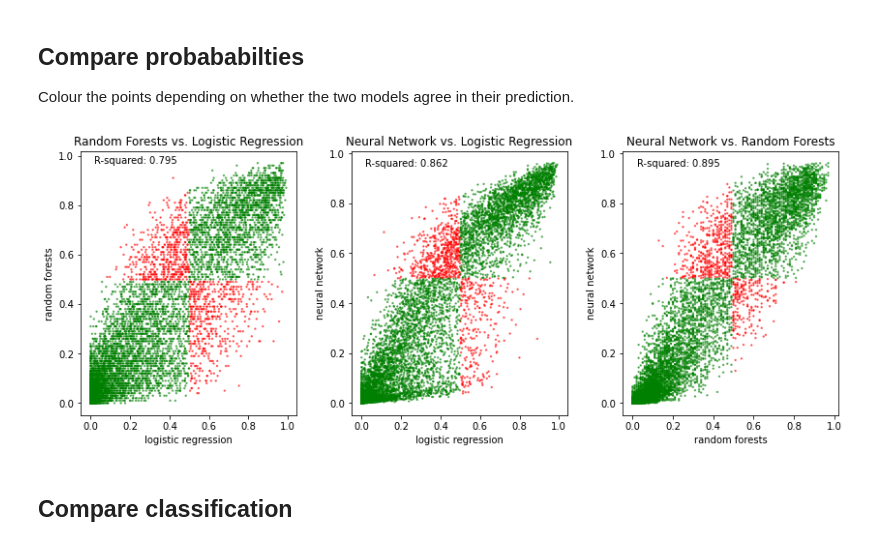
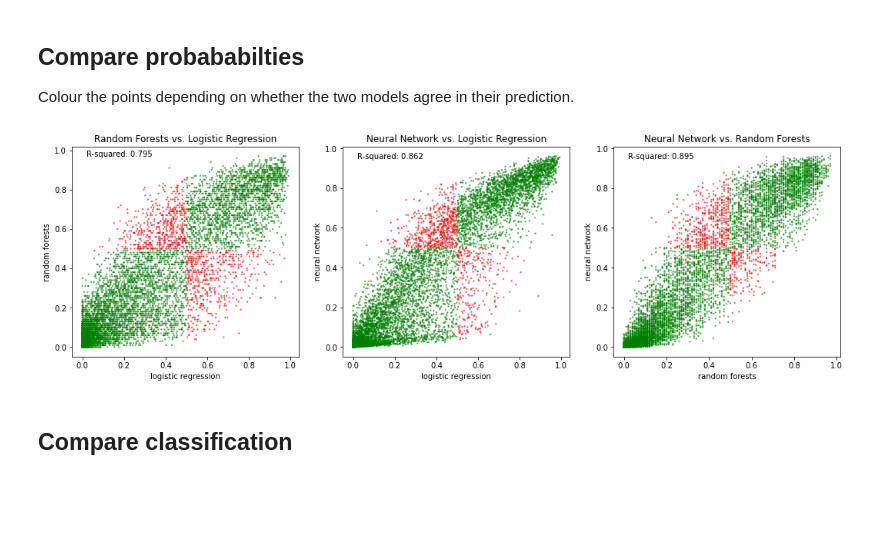
Before and after one commit to samuel-book/samuel-1, a Jupyter notebook: _sources/ensemble/compare_model_outputs.ipynb, the cells around one changed output. Cells and saved outputs as stored; diff of their text form; code cells hidden in the pictures; blank space fills up the shorter version.

```diff
--- a/_sources/ensemble/compare_model_outputs.ipynb
+++ b/_sources/ensemble/compare_model_outputs.ipynb
@@ -49,7 +50,7 @@ def set_point_colour(s1, s2, cut_off):
 
 Colour the points depending on whether the two models agree in their prediction.
 # %%
-fig = plt.figure(figsize=(12,5))
+fig = plt.figure(figsize=(15,5))
 
 # Random Forests vs. Logistic Regression
 ax1 = fig.add_subplot(131)
@@ -77,34 +78,34 @@ c = set_point_colour(model_probs_test['logistic_regression'],
 ax2.scatter(model_probs_test['logistic_regression'],
             model_probs_test['neural_net'],
             alpha=0.5, s=2, color = c)
 ax2.set_xlabel('logistic regression')
 ax2.set_ylabel('neural network')
 ax2.set_title('Neural Network vs. Logistic Regression')
 txt = f'R-squared: {r_square:0.3f}'
 ax2.text(0.02, 0.95, txt)
 
 # Neural Network vs. Random Forests
 ax3 = fig.add_subplot(133)
 r_square = np.corrcoef(model_probs_test['random_forest'],
            model_probs_test['neural_net'])[0][1] ** 2
 c = set_point_colour(model_probs_test['neural_net'],
                      model_probs_test['random_forest'],
                      cut_off)
 ax3.scatter(model_probs_test['random_forest'],
            model_probs_test['neural_net'],
            alpha=0.5, s=2, color = c)
 ax3.set_xlabel('random forests')
 ax3.set_ylabel('neural network')
 ax3.set_title('Neural Network vs. Random Forests')
 txt = f'R-squared: {r_square:0.3f}'
 ax3.text(0.02, 0.95, txt)
 
 
 plt.tight_layout(pad=2)
 plt.savefig('./ensemble_output/model_fits_scatter.png', dpi=300)
 plt.show()
 # %% [output]
-[figure, old version]
+[figure, new version]
 # %% [markdown]
 ## Compare classification
 # %%
```
Also changed, not shown: parts of 13 cells of this notebook, 20 other files.
